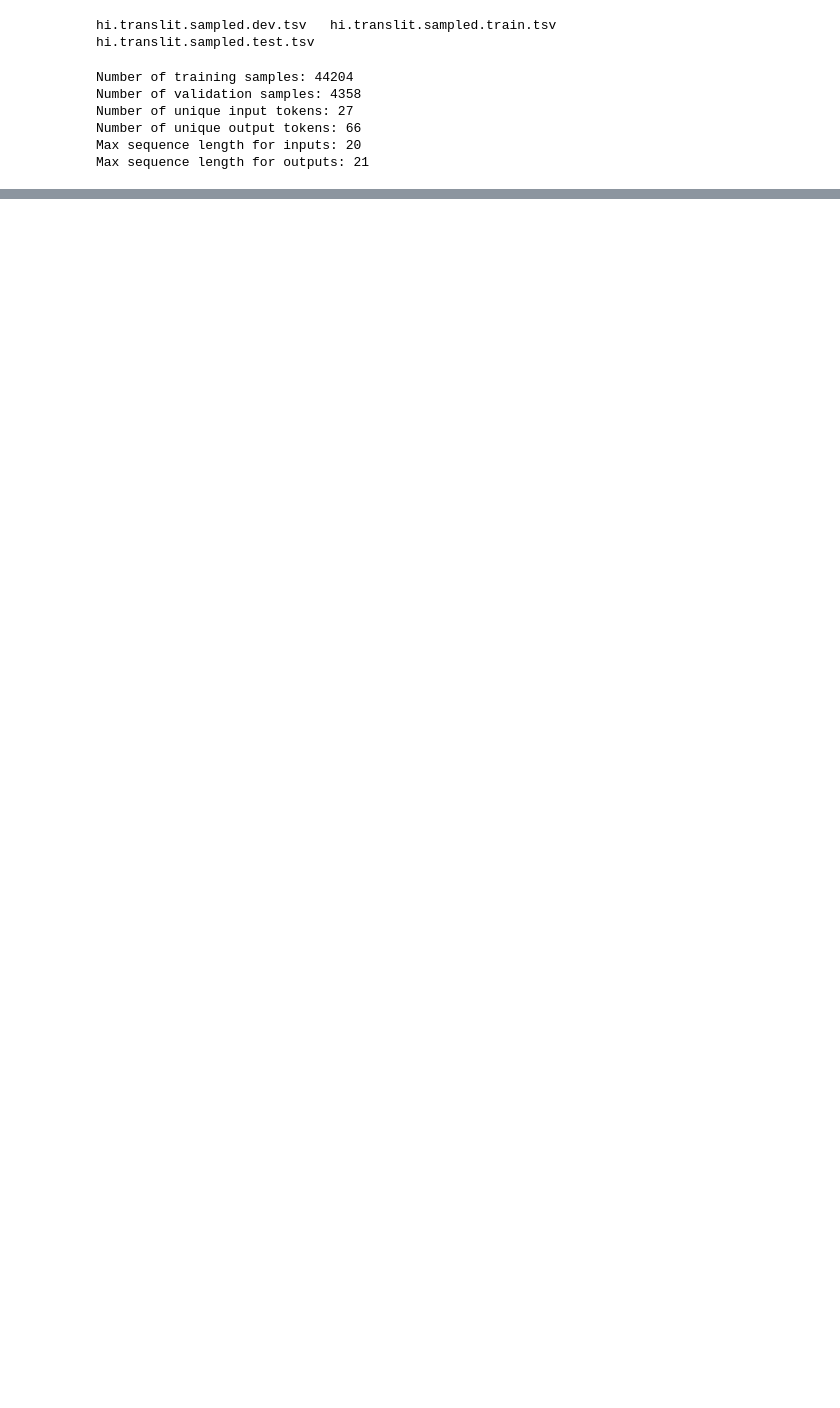
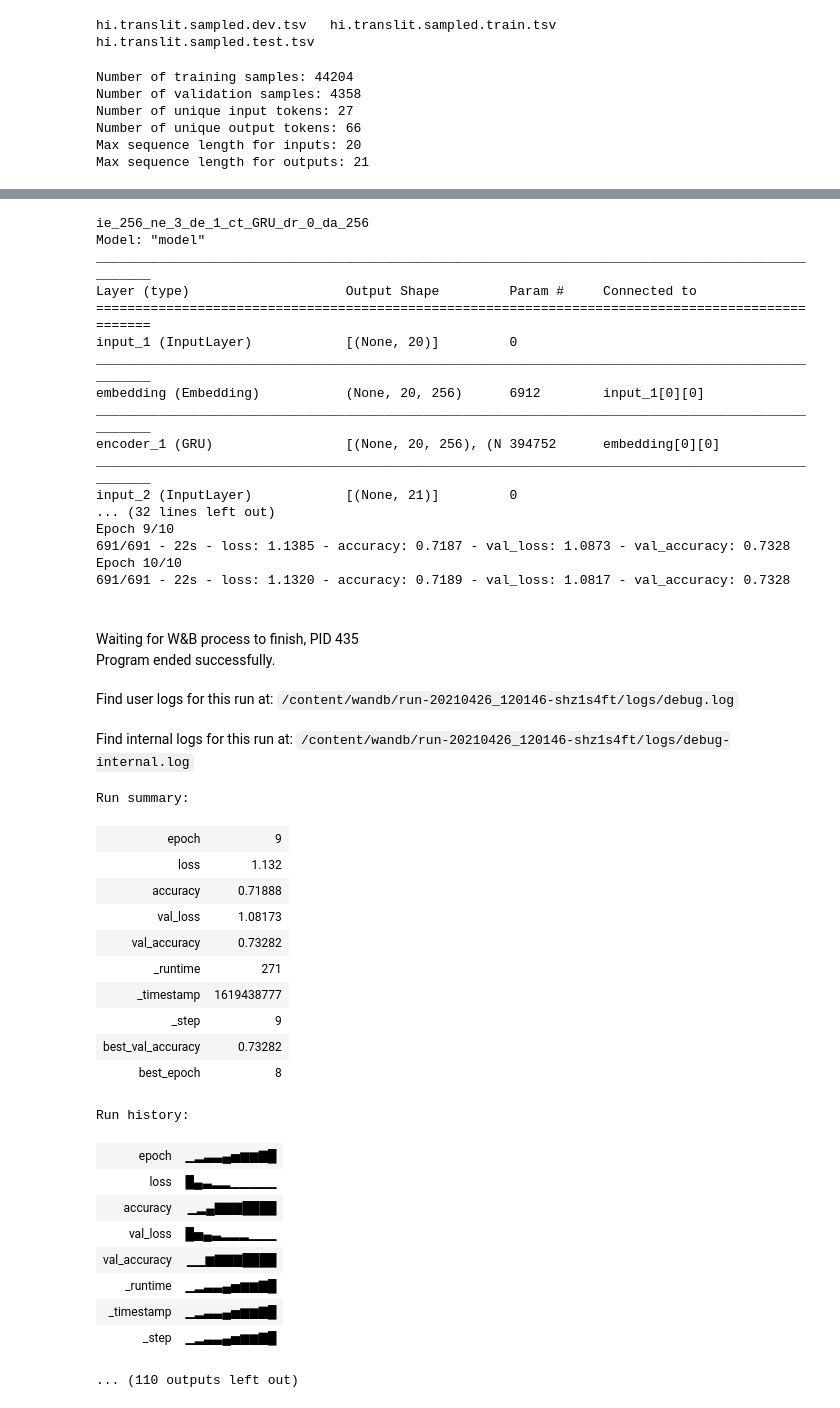
Before and after one commit to abisubramanya27/CS6910_Assignment3, a Jupyter notebook: src/Assignment3.ipynb, the cells around one changed output, grey strips where cells are left out. Cells and saved outputs as stored; diff of their text form; code cells hidden in the pictures; blank space fills up the shorter version.

Commit message:
sweep part

```diff
--- a/src/Assignment3.ipynb
+++ b/src/Assignment3.ipynb
@@ -106,7 +108,8 @@ max_decoder_seq_length = 0
 train_inp, train_out = read_data('./dakshina_dataset_v1.0/hi/lexicons/hi.translit.sampled.train.tsv', True)
 val_inp, val_out = read_data('./dakshina_dataset_v1.0/hi/lexicons/hi.translit.sampled.dev.tsv', True)
 # Assigning encoder and decoder for input and target characters
-input_char_enc, input_char_dec, target_char_enc, target_char_dec, max_encoder_seq_length, max_decoder_seq_length = encode_decode_characters(train_inp, train_out, valid_inp, valid_out)
+input_char_enc, input_char_dec, target_char_enc, target_char_dec, max_encoder_seq_length, max_decoder_seq_length = encode_decode_characters(
+    train_inp, train_out, val_inp, val_out)
 
 # Assigning training and validation encoder input, decoder input, decoder output
 train_enc_input, train_dec_input, train_dec_target = process_data(train_inp, train_out, max_encoder_seq_length, max_decoder_seq_length,
@@ -138,12 +141,12 @@ def create_model(encoder_vocab_size, decoder_vocab_size, encoder_timesteps, deco
 
     # Encoder cell layers
     encoder_seq, *encoder_state = get_cell[cell_type](hid_layer_size, activation=cell_activation, return_sequences=True, return_state=True,
-                                                      recurrent_dropout=dropout, name="encoder_0")(
+                                                      recurrent_dropout=dropout, name="encoder_1")(
                                                             encoder_inp_emb
                                                      )
     for i in range(1, no_enc_layers):
         encoder_seq, *encoder_state = get_cell[cell_type](hid_layer_size, activation=cell_activation, return_sequences=True, return_state=True,
-                                                          recurrent_dropout=dropout, name="encoder_"+str(i))(
+                                                          recurrent_dropout=dropout, name="encoder_"+str(i+1))(
                                                                 encoder_seq
                                                          )
 
@@ -153,12 +156,12 @@ def create_model(encoder_vocab_size, decoder_vocab_size, encoder_timesteps, deco
 
     # Decoder cell layers
     decoder_seq, *_ = get_cell[cell_type](hid_layer_size, activation=cell_activation, return_sequences=True, return_state=True,
-                                          recurrent_dropout=dropout, name="decoder_0")(
+                                          recurrent_dropout=dropout, name="decoder_1")(
                                                 decoder_inp_emb, initial_state=encoder_state
                                          )
     for i in range(1, no_dec_layers):
         decoder_seq, *_ = get_cell[cell_type](hid_layer_size, activation=cell_activation, return_sequences=True, return_state=True,
-                                              recurrent_dropout=dropout, name="decoder_"+str(i))(
+                                              recurrent_dropout=dropout, name="decoder_"+str(i+1))(
                                                     decoder_seq, initial_state=encoder_state
                                              )
 
@@ -228,9 +231,3 @@ def train_model(model, train_input_data, train_target_data, val_input_data, val_
               callbacks = [WandbCallback(monitor='val_accuracy'), EarlyStopping(monitor='val_accuracy', patience=5)])
 
     return model
-# %%
-run = wandb.init(project="assignment3", entity="abisheks", reinit=True)
-tf.keras.backend.clear_session()
-model = create_model(len(input_char_dec), len(target_char_dec), max_encoder_seq_length, max_decoder_seq_length)
-model = train_model(model, [train_enc_input,train_dec_input], train_dec_target, [val_enc_input,val_dec_input], val_dec_target)
-run.finish()
@@ -285,0 +326,21 @@ Synced vague-sunset-3: https://wandb.ai/abisheks/assignment3/runs/1yobydn5
+# %%
+def sweep_wrapper():
+    # Wrapper function to call the CNN function for sweeping with different hyperparameters
+
+    # Initialize a new wandb run
+    run = wandb.init(config=config_1, reinit=True)
+
+    # Config is a variable that holds and saves hyperparameters and inputs
+    config = wandb.config
+
+    wandb.run.name = f'ie_{config.inp_emb_size}_ne_{config.no_enc_layers}_de_{config.no_dec_layers}_ct_{config.cell_type}_dr_{config.dropout}'
+    wandb.run.name += f'_da_{config.hid_layer_size}'
+    wandb.run.save()
+    print(wandb.run.name)
+
+    modelA = RNN_train(config)
+    run.finish()
+# %%
+sweep_id = wandb.sweep(sweep_config, entity="abisheks", project="assignment3")
+wandb.agent(sweep_id, lambda : sweep_wrapper())
+# %% [output]
@@ -285,0 +365,42 @@ Synced vague-sunset-3: https://wandb.ai/abisheks/assignment3/runs/1yobydn5
+ie_256_ne_3_de_1_ct_GRU_dr_0_da_256
+Model: "model"
+__________________________________________________________________________________________________
+Layer (type)                    Output Shape         Param #     Connected to
+==================================================================================================
+input_1 (InputLayer)            [(None, 20)]         0
+__________________________________________________________________________________________________
+embedding (Embedding)           (None, 20, 256)      6912        input_1[0][0]
+__________________________________________________________________________________________________
+encoder_1 (GRU)                 [(None, 20, 256), (N 394752      embedding[0][0]
+__________________________________________________________________________________________________
+input_2 (InputLayer)            [(None, 21)]         0
+... (32 lines left out)
+Epoch 9/10
+691/691 - 22s - loss: 1.1385 - accuracy: 0.7187 - val_loss: 1.0873 - val_accuracy: 0.7328
+Epoch 10/10
+691/691 - 22s - loss: 1.1320 - accuracy: 0.7189 - val_loss: 1.0817 - val_accuracy: 0.7328
+Waiting for W&B process to finish, PID 435
+Program ended successfully.
+Find user logs for this run at: /content/wandb/run-20210426_120146-shz1s4ft/logs/debug.log
+Find internal logs for this run at: /content/wandb/run-20210426_120146-shz1s4ft/logs/debug-internal.log
+Run summary:
+| epoch | 9 |
+| loss | 1.132 |
+| accuracy | 0.71888 |
+| val_loss | 1.08173 |
+| val_accuracy | 0.73282 |
+| _runtime | 271 |
+| _timestamp | 1619438777 |
+| _step | 9 |
+| best_val_accuracy | 0.73282 |
+| best_epoch | 8 |
+Run history:
+| epoch | ▁▂▃▃▄▅▆▆▇█ |
+| loss | █▄▃▂▂▁▁▁▁▁ |
+| accuracy | ▁▂▄▇▇▇████ |
+| val_loss | █▅▄▃▂▂▂▁▁▁ |
+| val_accuracy | ▁▁▆▇▇▇████ |
+| _runtime | ▁▂▃▃▄▅▆▆▇█ |
+| _timestamp | ▁▂▃▃▄▅▆▆▇█ |
+| _step | ▁▂▃▃▄▅▆▆▇█ |
+... (110 outputs left out)
```
Also changed, not shown: parts of 9 cells of this notebook.
